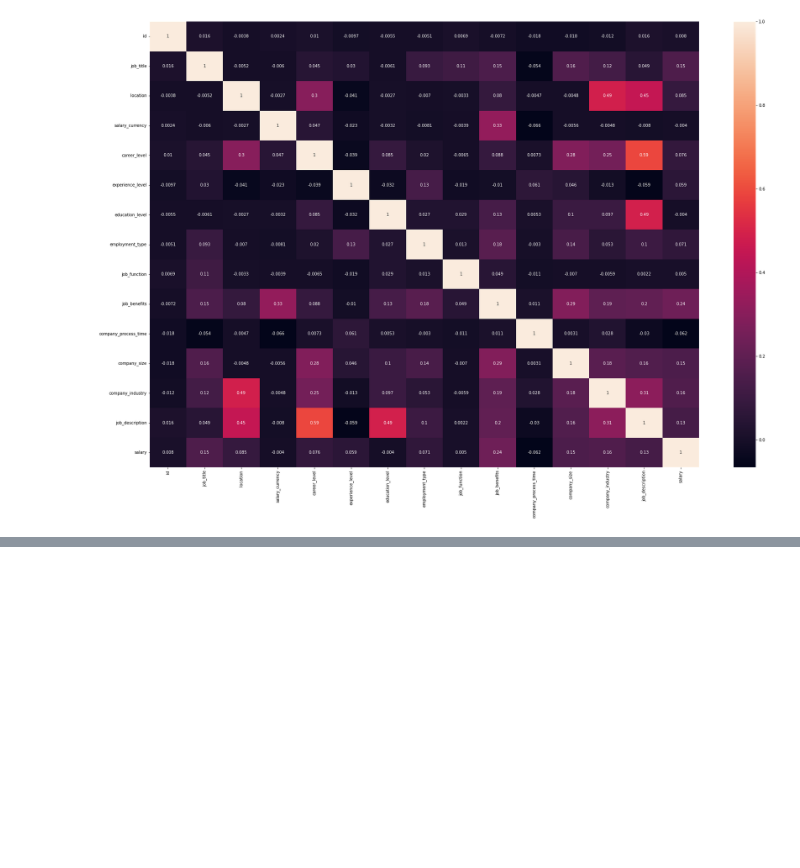
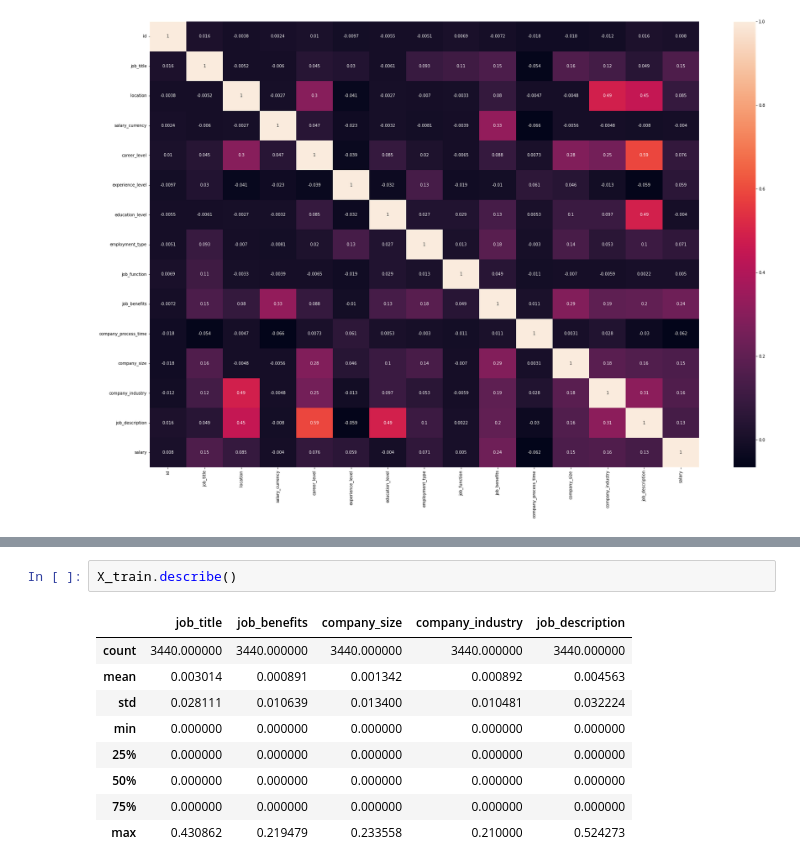
Before and after one commit to TeguhPermana666/Find_IT, a Jupyter notebook: Analisis.ipynb, the cells around one changed output, grey strips where cells are left out. Saved outputs shown, nothing was run; the diff lists cells and outputs as text; blank space fills up the shorter version.

```diff
--- a/Analisis.ipynb
+++ b/Analisis.ipynb
@@ -859,0 +878,12 @@ data_train.describe()
+# %%
+X_train.describe()
+# %% [output]
+|  | job_title | job_benefits | company_size | company_industry | job_description |
+| count | 3440.000000 | 3440.000000 | 3440.000000 | 3440.000000 | 3440.000000 |
+| mean | 0.003014 | 0.000891 | 0.001342 | 0.000892 | 0.004563 |
+| std | 0.028111 | 0.010639 | 0.013400 | 0.010481 | 0.032224 |
+| min | 0.000000 | 0.000000 | 0.000000 | 0.000000 | 0.000000 |
+| 25% | 0.000000 | 0.000000 | 0.000000 | 0.000000 | 0.000000 |
+| 50% | 0.000000 | 0.000000 | 0.000000 | 0.000000 | 0.000000 |
+| 75% | 0.000000 | 0.000000 | 0.000000 | 0.000000 | 0.000000 |
+| max | 0.430862 | 0.219479 | 0.233558 | 0.210000 | 0.524273 |
```
Also changed, not shown: parts of 2 cells of this notebook.
